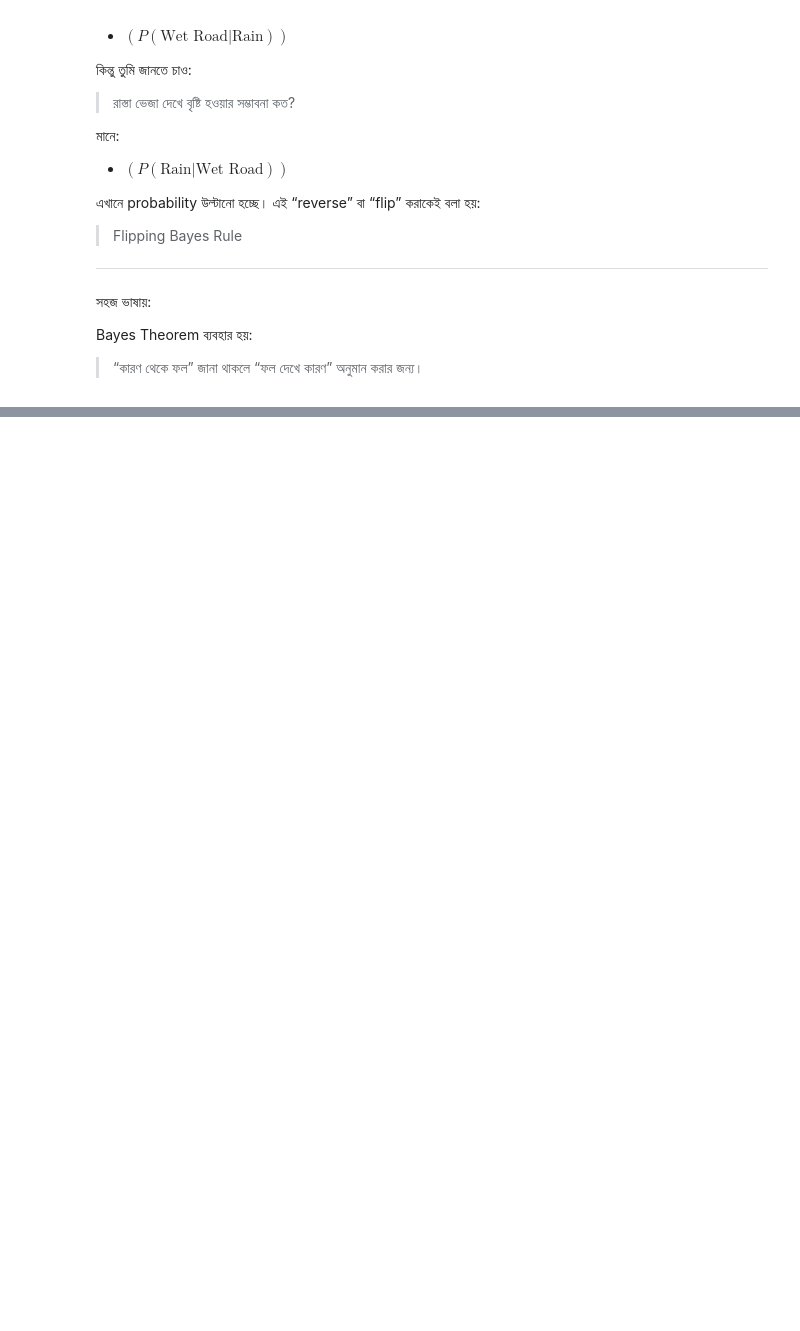
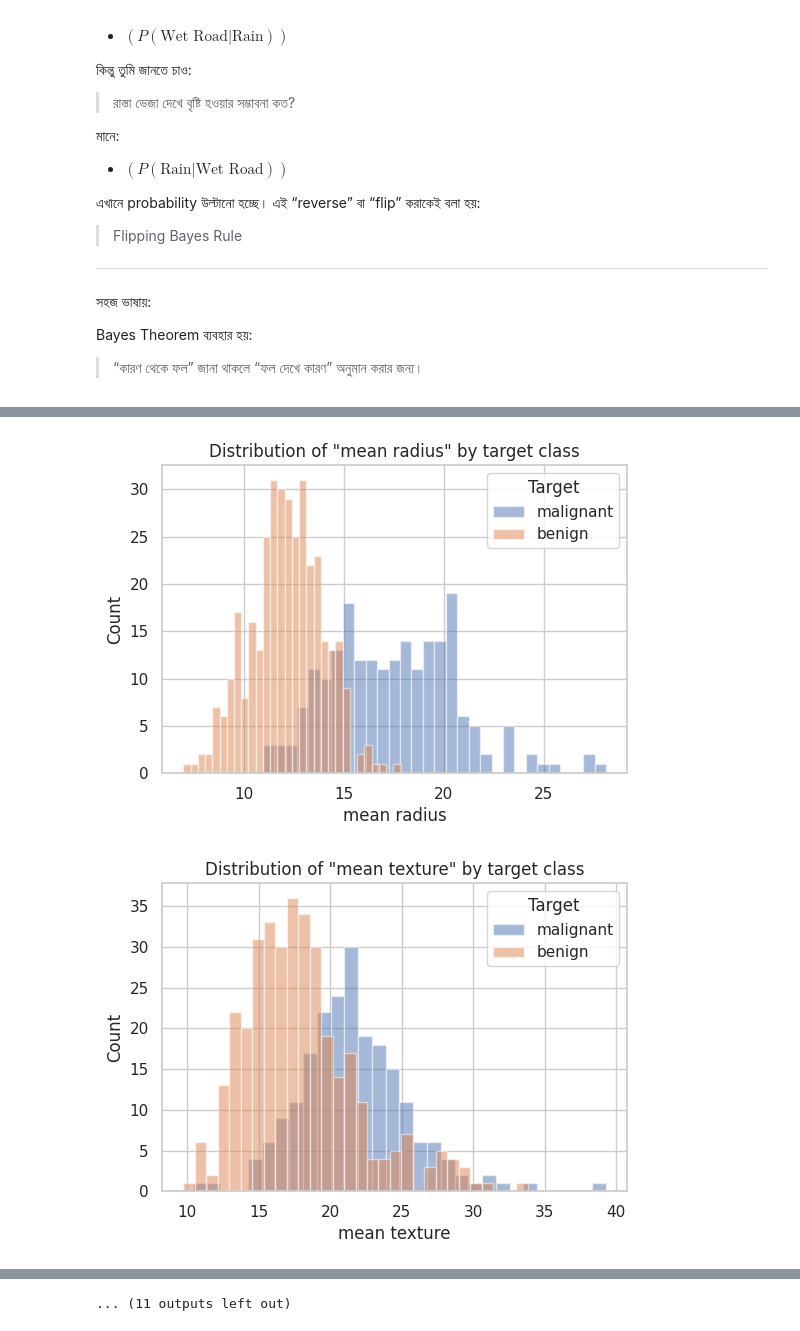
Before and after one commit to arif-z04/Machine-Learning, a Jupyter notebook: Algorithms/Naive_Bayes_Classifier/m1.ipynb, the cells around one changed output, grey strips where cells are left out. Cells and saved outputs as stored; diff of their text form; code cells hidden in the pictures; blank space fills up the shorter version.

```diff
--- a/Algorithms/Naive_Bayes_Classifier/m1.ipynb
+++ b/Algorithms/Naive_Bayes_Classifier/m1.ipynb
@@ -132,0 +309,28 @@ from sklearn.metrics import mean_squared_error, r2_score, classification_report,
+# %%
+# Visualize all feature distributions
+# feature_name = "mean radius"
+# feat_idx = list(data.feature_names).index(feature_name)
+
+# plt.figure()
+# plt.hist(X[y==0][:, feat_idx], bins=30, alpha=0.5, label="malignant (0)")
+# plt.hist(X[y==1][:, feat_idx], bins=30, alpha=0.5, label="benign (1)")
+# plt.xlabel(feature_name)
+# plt.ylabel("Frequency")
+# plt.title("Distribution of {}".format(feature_name))
+# plt.legend()
+# plt.show()
+
+
+for feature in data.feature_names:
+    # plot all distribution into single page
+    plt.figure(figsize=(6, 4))
+    plt.hist(X[y==0][:, list(data.feature_names).index(feature)], bins=30, alpha=0.5, label="malignant (0)")
+    plt.hist(X[y==1][:, list(data.feature_names).index(feature)], bins=30, alpha=0.5, label="benign (1)")
+    plt.title(f"Distribution of \"{feature}\" by target class")
+    plt.xlabel(feature)
+    plt.ylabel("Count")
+    plt.legend(title="Target", labels=data.target_names)
+    plt.show()
+# %% [output]
+[figure, added]
+[figure, added]
@@ -132,0 +347 @@ from sklearn.metrics import mean_squared_error, r2_score, classification_report,
+... (11 outputs left out)
```
Also changed, not shown: parts of 26 cells of this notebook, 3 other files.
